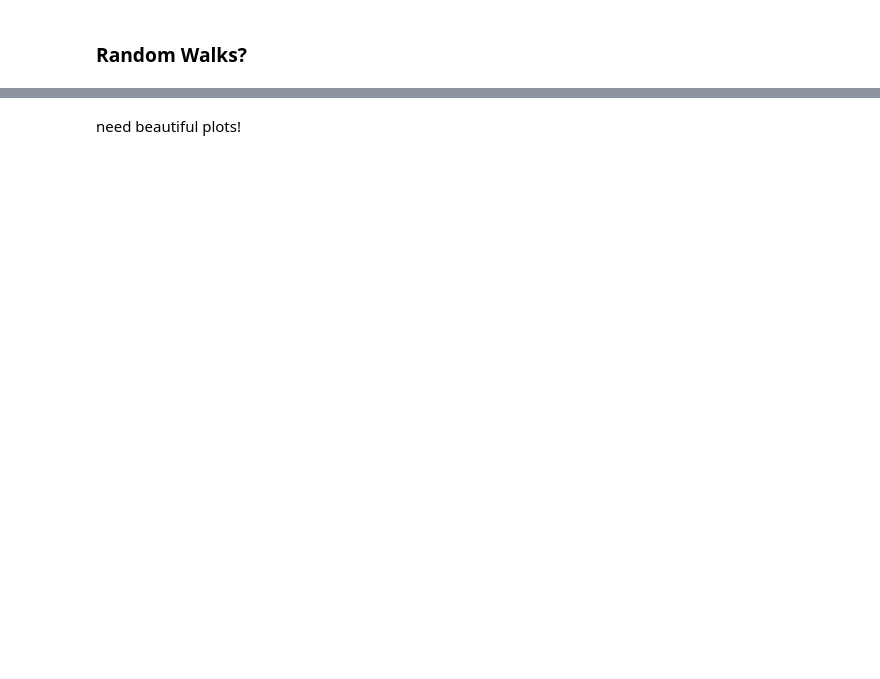
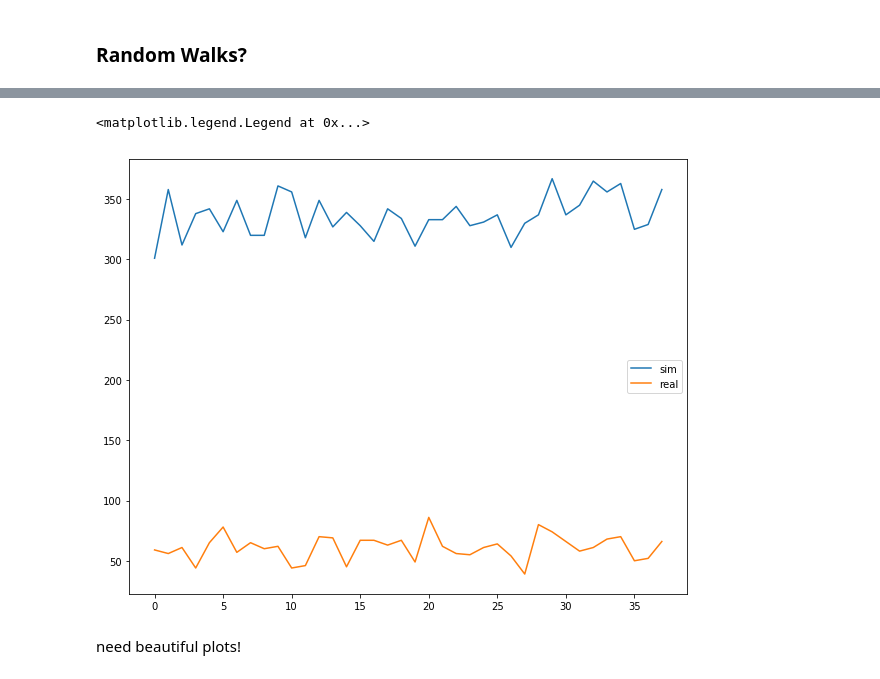
Before and after one commit to klepikhina/CSCI5352-AirTravelInfluenza, a Jupyter notebook: Code/simulations.ipynb, the cells around one changed output, grey strips where cells are left out. Cells and saved outputs as stored; diff of their text form; code cells hidden in the pictures; blank space fills up the shorter version.

```diff
--- a/Code/simulations.ipynb
+++ b/Code/simulations.ipynb
@@ -452,3 +451,11 @@ array([[  59.,   56.,   61., ...,   50.,   52.,   66.],
+# %%
+plt.figure(figsize=[10,8])
+plt.plot(range(38), sim_deaths_best[0])
+plt.plot(range(38), deaths_matrix[-1][0])
+plt.legend(["sim", "real"])
+# %% [output]
+<matplotlib.legend.Legend at 0x...>
+[figure, added]
 # %% [markdown]
 need beautiful plots!
 # %%
```
Also changed, not shown: parts of 14 cells of this notebook, 8 other files.
